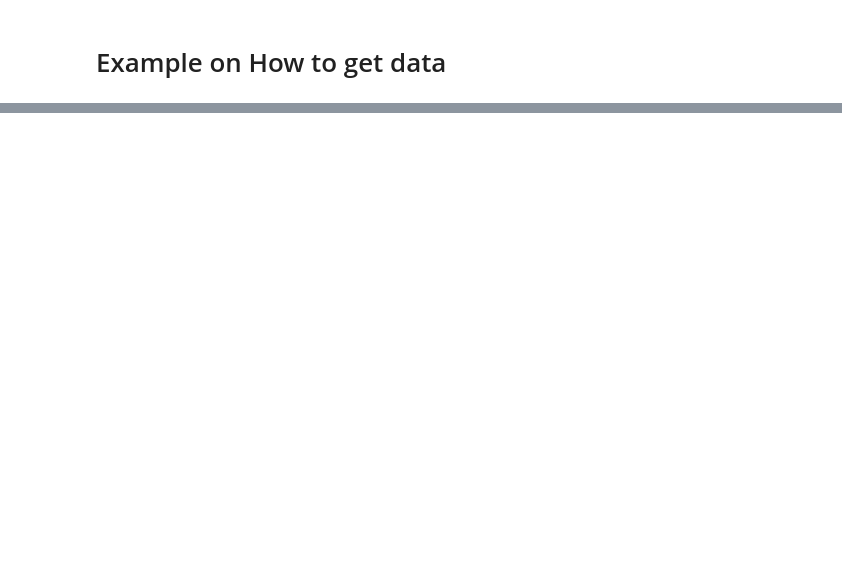
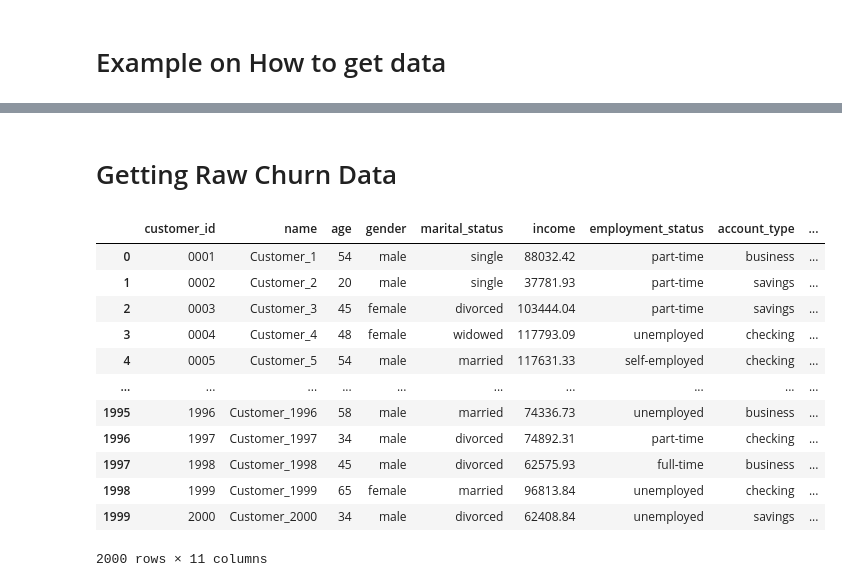
Before and after one commit to ChinSekYi/OpenAYEye, a Jupyter notebook: server/sql/database/database.ipynb, the cells around one changed output, grey strips where cells are left out. Saved outputs shown, nothing was run; the diff lists cells and outputs as text; code cells hidden in the pictures; blank space fills up the shorter version.

```diff
--- a/server/sql/database/database.ipynb
+++ b/server/sql/database/database.ipynb
@@ -131,11 +90,2 @@ def get_Engagement(path="../../../data/campaign_engage.csv"):
 # %% [markdown]
 # Get Data as pd.DataFrame
-# %%
-users = get_Users()
-credit_cards = get_CreditCards()
-transactions = get_Transactions()
-santender = get_Products()
-churn = get_Churn()
-engagement = get_Engagement()
-
-[print(i) for i in churn.columns]
@@ -330,9 +260,10 @@ Base.metadata.create_all(engine)
 # Insert into Database
 # %%
 with engine.connect() as db:
-	dct = {'users': users, 'credit_cards': credit_cards,
-		'transactions': transactions, 'engagement':engagement,
-		'santender': santender, 'churn':churn}
+	dct = {'users': users, 'transactions':transactions,
+		'churn':churn, 'campaign': campaign,
+		'engagement': engagement,
+		'santender': santender}
 	for k,v in dct.items():
 		try:
 			v.to_sql(k, con=engine, if_exists='append', index=False)
@@ -373,3 +304,9 @@ def create_db(user="root", password="msql1234", server="localhost", database="tr
     return engine, SessionLocal, Base
 
 engine, SessionLocal, Base = create_db()
+
+def get_data(query_string):
+	with engine.connect() as db:
+		fetched = pd.DataFrame(db.execute(query_string).fetchall())
+		db.close()
+	return fetched
@@ -401,0 +313,27 @@ pd.DataFrame(fetched)
+# %% [markdown]
+# Getting Raw Churn Data
+# %%
+query_string = sqlalchemy.text(
+	"""
+	SELECT *
+	FROM users u
+	LEFT JOIN churn c
+	ON u.customer_id = c.customer_id;
+	"""
+)
+fetched = get_data(query_string)
+fetched
+# %% [output]
+|  | customer_id | name | age | gender | marital_status | income | employment_status | account_type | ... |
+| 0 | 0001 | Customer_1 | 54 | male | single | 88032.42 | part-time | business | ... |
+| 1 | 0002 | Customer_2 | 20 | male | single | 37781.93 | part-time | savings | ... |
+| 2 | 0003 | Customer_3 | 45 | female | divorced | 103444.04 | part-time | savings | ... |
+| 3 | 0004 | Customer_4 | 48 | female | widowed | 117793.09 | unemployed | checking | ... |
+| 4 | 0005 | Customer_5 | 54 | male | married | 117631.33 | self-employed | checking | ... |
+| ... | ... | ... | ... | ... | ... | ... | ... | ... | ... |
+| 1995 | 1996 | Customer_1996 | 58 | male | married | 74336.73 | unemployed | business | ... |
+| 1996 | 1997 | Customer_1997 | 34 | male | divorced | 74892.31 | part-time | checking | ... |
+| 1997 | 1998 | Customer_1998 | 45 | male | divorced | 62575.93 | full-time | business | ... |
+| 1998 | 1999 | Customer_1999 | 65 | female | married | 96813.84 | unemployed | checking | ... |
+| 1999 | 2000 | Customer_2000 | 34 | male | divorced | 62408.84 | unemployed | savings | ... |
+2000 rows × 11 columns
```
Also changed, not shown: parts of 18 cells of this notebook, 1 other file.
